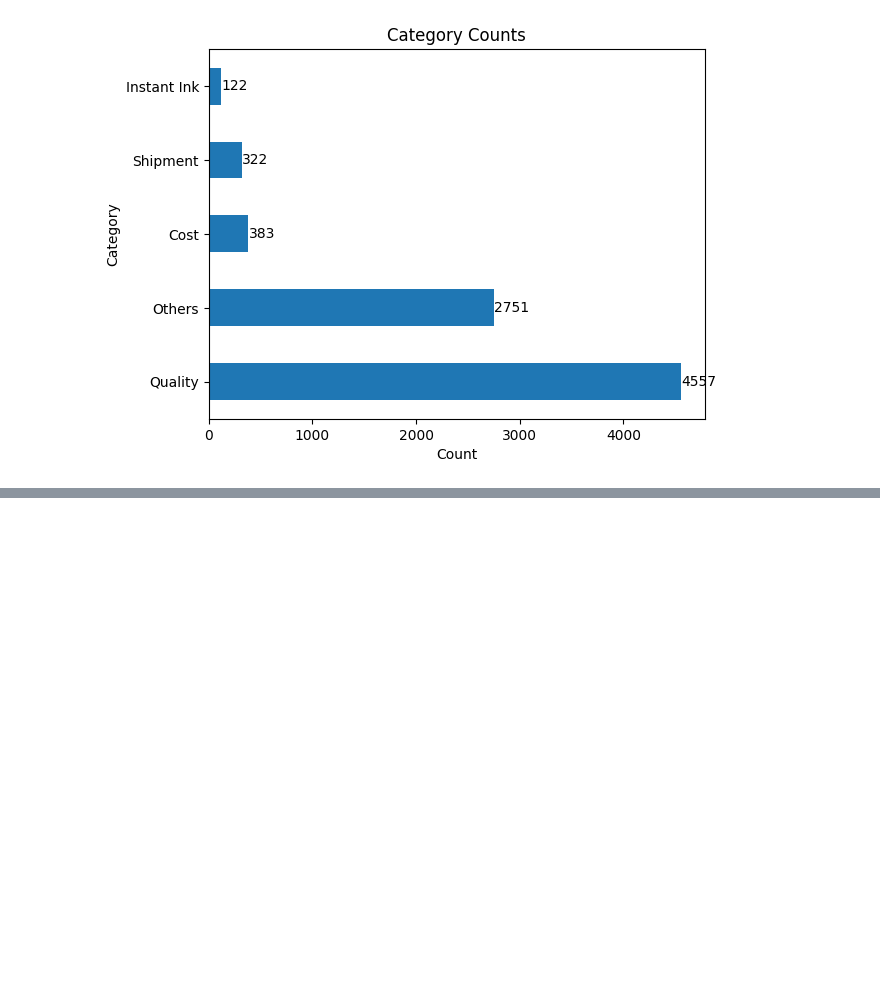
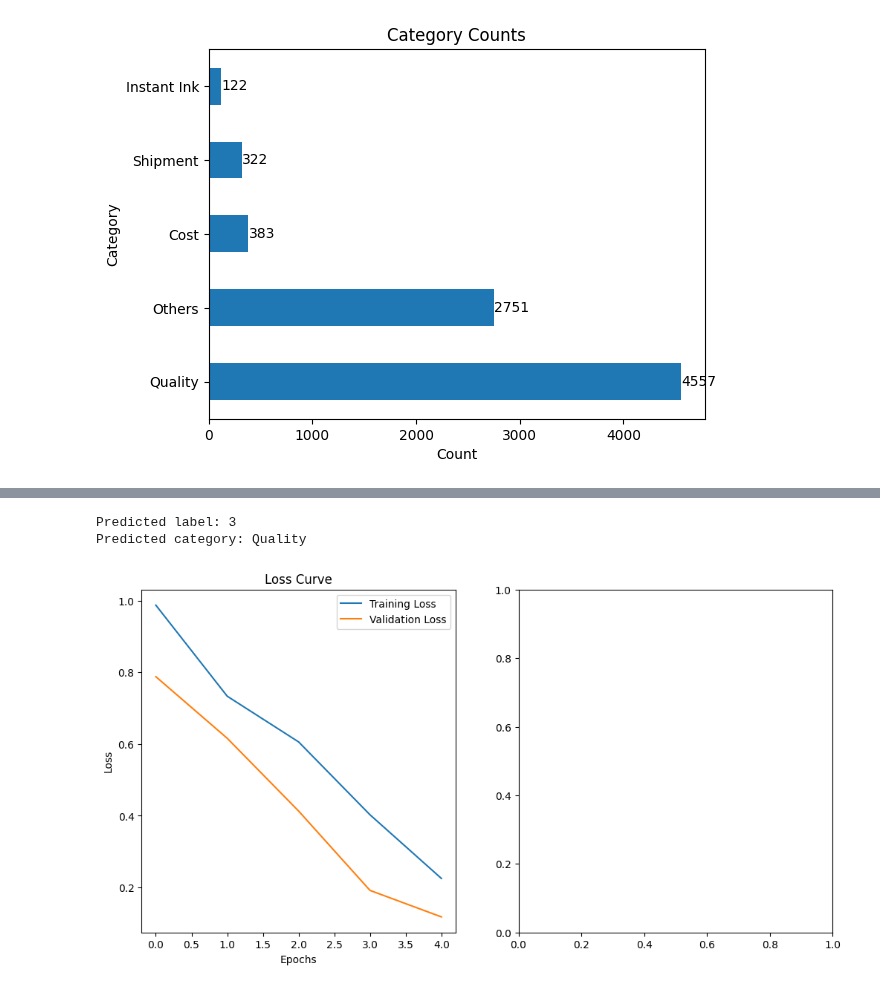
Before and after one commit to wd686/InkSightAnalyzer, a Jupyter notebook: distilbert (category).ipynb, the cells around one changed output, grey strips where cells are left out. Drawn from its saved outputs; the diff is of its cells as text; code cells hidden in the pictures; blank space fills up the shorter version.

```diff
--- a/distilbert (category).ipynb
+++ b/distilbert (category).ipynb
@@ -124,0 +240,73 @@ KeyboardInterrupt:
+# %%
+from transformers import DistilBertForSequenceClassification, DistilBertTokenizer
+
+# Load the saved model and tokenizer
+model = DistilBertForSequenceClassification.from_pretrained('./distilbert aspect classification')
+tokenizer = DistilBertTokenizer.from_pretrained('./distilbert aspect classification')
+
+# (Optional) Move the model to GPU if available
+device = torch.device("cuda" if torch.cuda.is_available() else "cpu")
+model.to(device)
+
+# Single test sentence
+test_sentence = "colors were vibrant"
+
+# Tokenize the input sentence
+inputs = tokenizer(test_sentence, return_tensors="pt", truncation=True, padding=True)
+
+# Move inputs to the same device as the model
+inputs = {k: v.to(model.device) for k, v in inputs.items()}
+
+# Model inference (prediction)
+with torch.no_grad():
+    outputs = model(**inputs)
+    logits = outputs.logits
+
+# Get predicted label (numerical)
+pred_label = torch.argmax(logits, dim=1).item()
+
+# Map the predicted label to the original category using category_dict
+predicted_category = cat_mapping[pred_label]
+
+# Print the predicted label and the category title
+print(f"Predicted label: {pred_label}")
+print(f"Predicted category: {predicted_category}")
+# %% [output]
+Predicted label: 3
+Predicted category: Quality
+# %%
+import matplotlib.pyplot as plt
+
+# Extract the logs
+history = trainer.state.log_history
+
+# Extract loss and accuracy for both training and validation
+train_loss = [entry['loss'] for entry in history if 'loss' in entry]
+val_loss = [entry['eval_loss'] for entry in history if 'eval_loss' in entry]
+train_acc = [entry['accuracy'] for entry in history if 'accuracy' in entry]
+val_acc = [entry['eval_accuracy'] for entry in history if 'eval_accuracy' in entry]
+
+# Plot loss curve
+plt.figure(figsize=(12, 6))
+
+plt.subplot(1, 2, 1)
+plt.plot(train_loss, label='Training Loss')
+plt.plot(val_loss, label='Validation Loss')
+plt.title('Loss Curve')
+plt.xlabel('Epochs')
+plt.ylabel('Loss')
+plt.legend()
+
+# Plot accuracy curve (if available)
+plt.subplot(1, 2, 2)
+if train_acc and val_acc:  # Check if accuracy is available
+    plt.plot(train_acc, label='Training Accuracy')
+    plt.plot(val_acc, label='Validation Accuracy')
+    plt.title('Accuracy Curve')
+    plt.xlabel('Epochs')
+    plt.ylabel('Accuracy')
+    plt.legend()
+
+plt.show()
+# %% [output]
+[figure, added]
```
Also changed, not shown: parts of 8 cells of this notebook.
